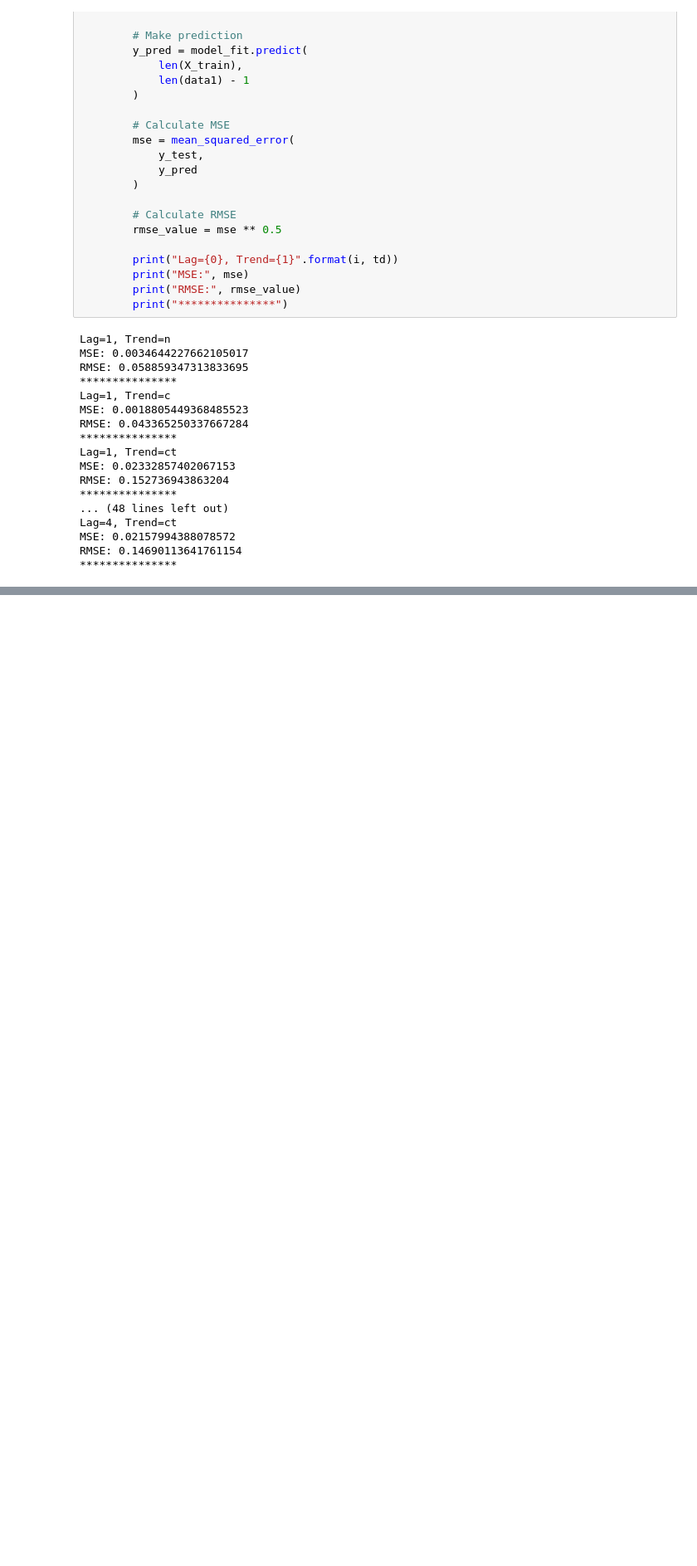
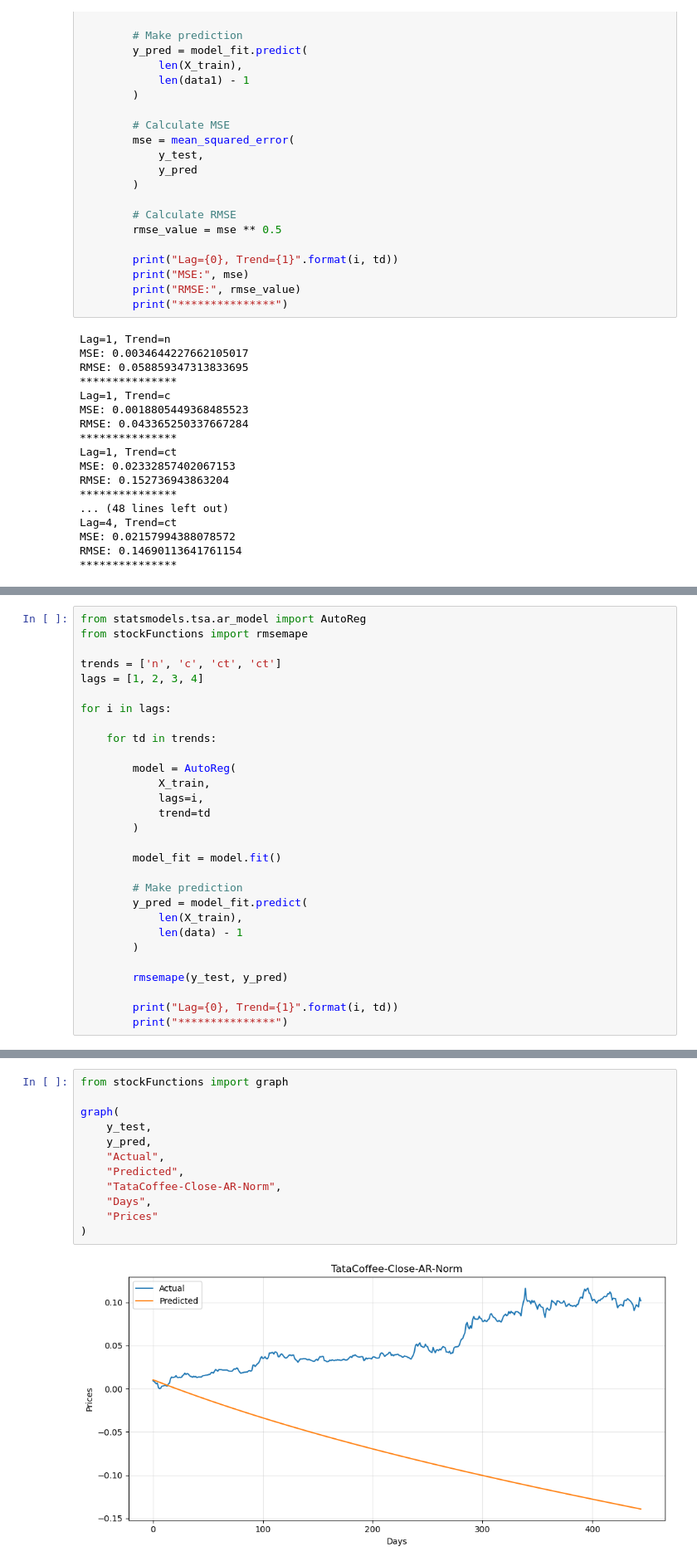
Before and after one commit to shameee09/Times-Series, a Jupyter notebook: Auto Regression.ipynb, the cells around one changed output, grey strips where cells are left out. Shown at 83% size. Saved outputs shown, nothing was run; the diff lists cells and outputs as text; blank space fills up the shorter version.

```diff
--- a/Auto Regression.ipynb
+++ b/Auto Regression.ipynb
@@ -124,0 +149,29 @@ graph(
+# %%
+from statsmodels.tsa.ar_model import AutoReg
+from stockFunctions import rmsemape
+
+trends = ['n', 'c', 'ct', 'ct']
+lags = [1, 2, 3, 4]
+
+for i in lags:
+
+    for td in trends:
+
+        model = AutoReg(
+            X_train,
+            lags=i,
+            trend=td
+        )
+
+        model_fit = model.fit()
+
+        # Make prediction
+        y_pred = model_fit.predict(
+            len(X_train),
+            len(data) - 1
+        )
+
+        rmsemape(y_test, y_pred)
+
+        print("Lag={0}, Trend={1}".format(i, td))
+        print("***************")
@@ -124,0 +196,14 @@ graph(
+# %%
+from stockFunctions import graph
+
+graph(
+    y_test,
+    y_pred,
+    "Actual",
+    "Predicted",
+    "TataCoffee-Close-AR-Norm",
+    "Days",
+    "Prices"
+)
+# %% [output]
+[figure, added]
```
Also changed, not shown: parts of 8 cells of this notebook, 1 other file.
